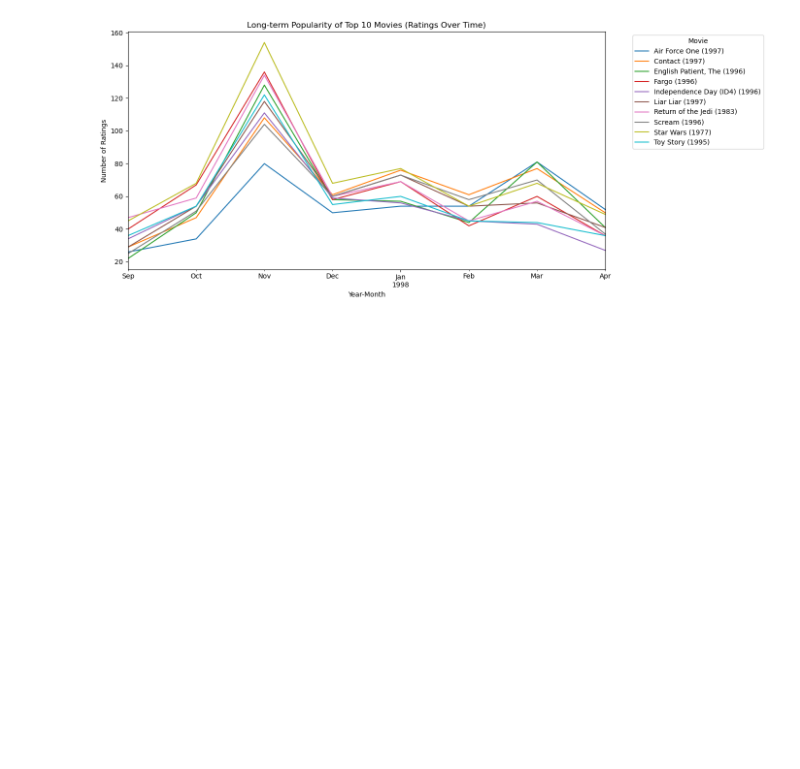
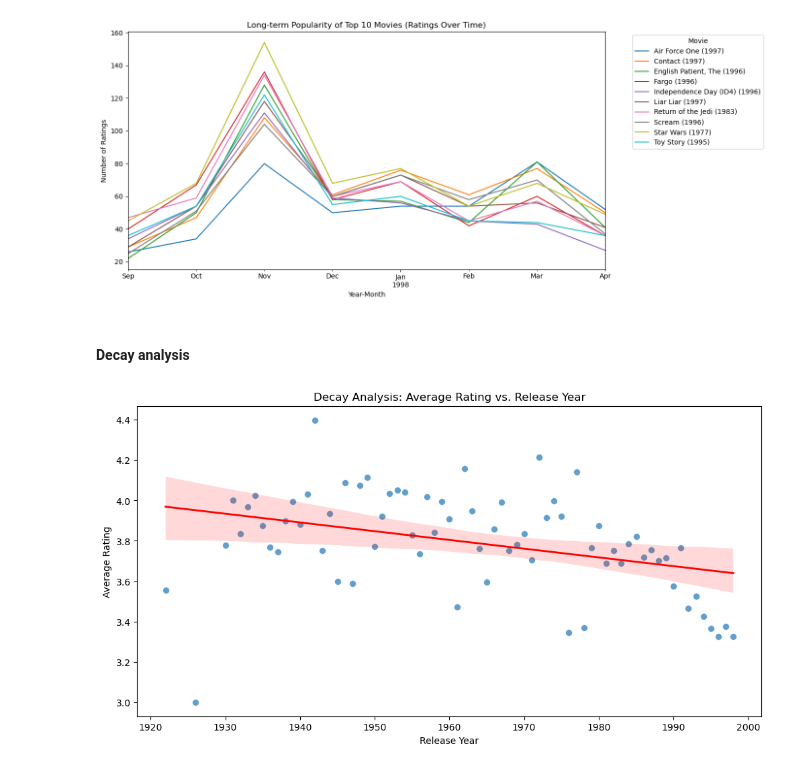
Before and after one commit to asimjamal/MovieLens-100K-Review-Analysis, a Jupyter notebook: MovieLens100k Analysis.ipynb, the cells around one changed output. Cells and saved outputs as stored; diff of their text form; code cells hidden in the pictures; blank space fills up the shorter version.

```diff
--- a/MovieLens100k Analysis.ipynb
+++ b/MovieLens100k Analysis.ipynb
@@ -617,3 +614,26 @@ Try using .loc[row_indexer,col_indexer] = value instead
 
 See the caveats in the documentation: https://pandas.pydata.org/pandas-docs/stable/user_guide/indexing.html#returning-a-view-versus-a-copy
 [figure]
+# %% [markdown]
+#### Decay analysis
+# %%
+# Make sure movies has release year extracted
+movies["release_year"] = movies["release_date"].str[-4:].astype(float)
+
+# Merge ratings with movie release year
+ratings_with_year = ratings.merge(movies[["movie_id", "release_year"]], on="movie_id", how="left")
+
+# Group by release year and compute average rating
+avg_rating_by_year = ratings_with_year.groupby("release_year")["rating"].mean().reset_index()
+
+# Plot scatter + regression line
+plt.figure(figsize=(12, 6))
+sns.scatterplot(data=avg_rating_by_year, x="release_year", y="rating", s=50, alpha=0.7)
+sns.regplot(data=avg_rating_by_year, x="release_year", y="rating", scatter=False, color="red", line_kws={"lw":2})
+
+plt.title("Decay Analysis: Average Rating vs. Release Year")
+plt.xlabel("Release Year")
+plt.ylabel("Average Rating")
+plt.show()
+# %% [output]
+[figure, added]
```
Also changed, not shown: parts of 19 cells of this notebook.
